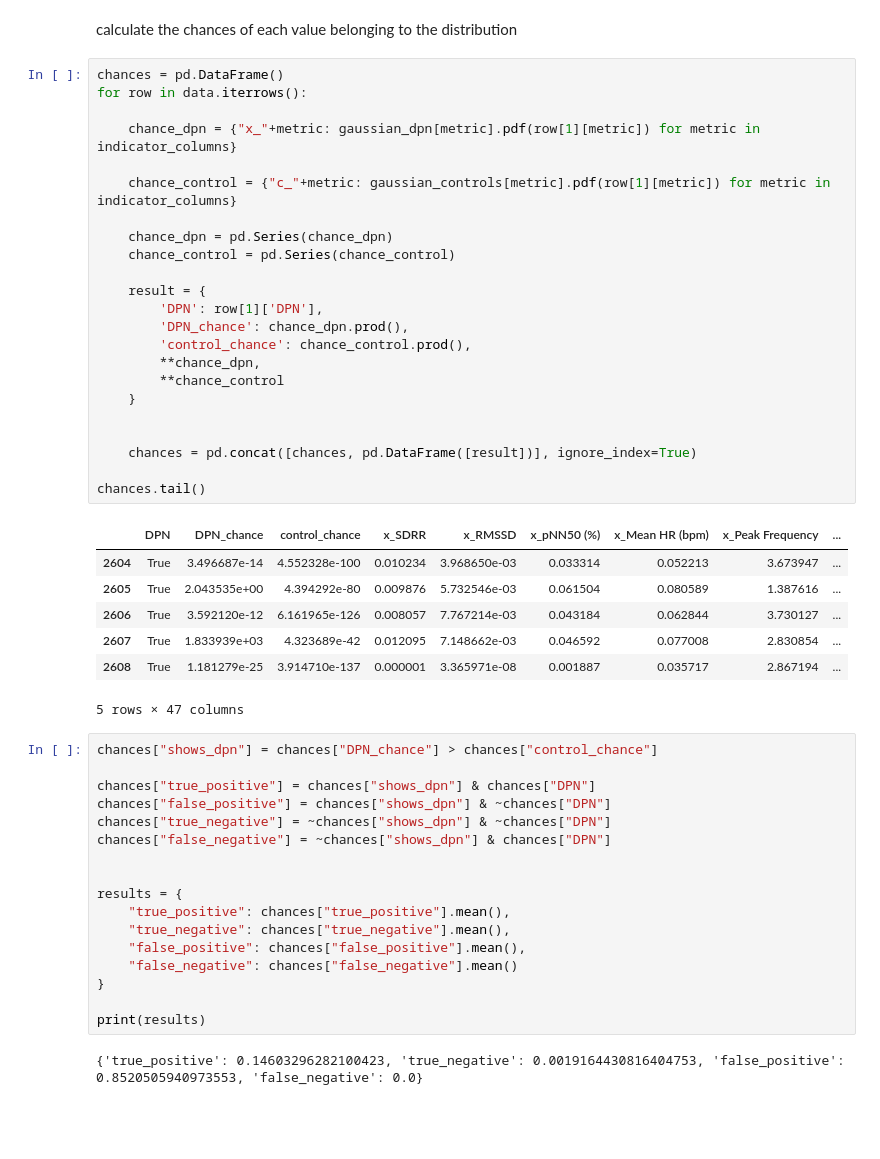
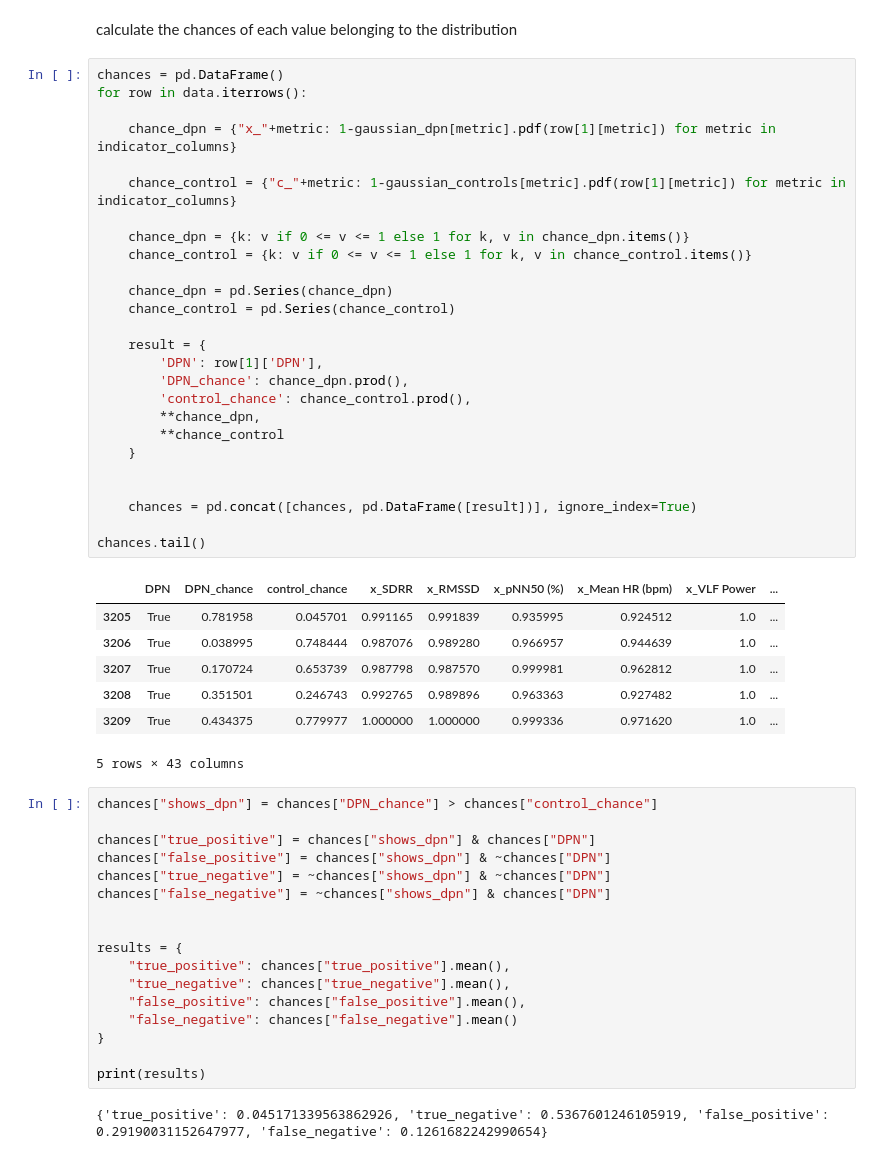
Before and after one commit to ad-aspera/HRV-EDA, a Jupyter notebook: Bayesian_approach.ipynb, the cells around one changed output. Drawn from its saved outputs; the diff is of its cells as text; blank space fills up the shorter version.

```diff
--- a/Bayesian_approach.ipynb
+++ b/Bayesian_approach.ipynb
@@ -178,34 +180,37 @@ calculate the chances of each value belonging to the distribution
 # %%
 chances = pd.DataFrame()
 for row in data.iterrows():
 
-    chance_dpn = {"x_"+metric: gaussian_dpn[metric].pdf(row[1][metric]) for metric in indicator_columns}
+    chance_dpn = {"x_"+metric: 1-gaussian_dpn[metric].pdf(row[1][metric]) for metric in indicator_columns}
 
-    chance_control = {"c_"+metric: gaussian_controls[metric].pdf(row[1][metric]) for metric in indicator_columns}
+    chance_control = {"c_"+metric: 1-gaussian_controls[metric].pdf(row[1][metric]) for metric in indicator_columns}
+
+    chance_dpn = {k: v if 0 <= v <= 1 else 1 for k, v in chance_dpn.items()}
+    chance_control = {k: v if 0 <= v <= 1 else 1 for k, v in chance_control.items()}
 
     chance_dpn = pd.Series(chance_dpn)
     chance_control = pd.Series(chance_control)
 
     result = {
         'DPN': row[1]['DPN'],
         'DPN_chance': chance_dpn.prod(),
         'control_chance': chance_control.prod(),
         **chance_dpn,
         **chance_control
     }
 
 
     chances = pd.concat([chances, pd.DataFrame([result])], ignore_index=True)
 
 chances.tail()
 # %% [output]
-|  | DPN | DPN_chance | control_chance | x_SDRR | x_RMSSD | x_pNN50 (%) | x_Mean HR (bpm) | x_Peak Frequency | ... |
-| 2604 | True | 3.496687e-14 | 4.552328e-100 | 0.010234 | 3.968650e-03 | 0.033314 | 0.052213 | 3.673947 | ... |
-| 2605 | True | 2.043535e+00 | 4.394292e-80 | 0.009876 | 5.732546e-03 | 0.061504 | 0.080589 | 1.387616 | ... |
-| 2606 | True | 3.592120e-12 | 6.161965e-126 | 0.008057 | 7.767214e-03 | 0.043184 | 0.062844 | 3.730127 | ... |
-| 2607 | True | 1.833939e+03 | 4.323689e-42 | 0.012095 | 7.148662e-03 | 0.046592 | 0.077008 | 2.830854 | ... |
-| 2608 | True | 1.181279e-25 | 3.914710e-137 | 0.000001 | 3.365971e-08 | 0.001887 | 0.035717 | 2.867194 | ... |
+|  | DPN | DPN_chance | control_chance | x_SDRR | x_RMSSD | x_pNN50 (%) | x_Mean HR (bpm) | x_VLF Power | ... |
+| 3205 | True | 0.781958 | 0.045701 | 0.991165 | 0.991839 | 0.935995 | 0.924512 | 1.0 | ... |
+| 3206 | True | 0.038995 | 0.748444 | 0.987076 | 0.989280 | 0.966957 | 0.944639 | 1.0 | ... |
+| 3207 | True | 0.170724 | 0.653739 | 0.987798 | 0.987570 | 0.999981 | 0.962812 | 1.0 | ... |
+| 3208 | True | 0.351501 | 0.246743 | 0.992765 | 0.989896 | 0.963363 | 0.927482 | 1.0 | ... |
+| 3209 | True | 0.434375 | 0.779977 | 1.000000 | 1.000000 | 0.999336 | 0.971620 | 1.0 | ... |
-5 rows × 47 columns
+5 rows × 43 columns
 # %%
 chances["shows_dpn"] = chances["DPN_chance"] > chances["control_chance"]
 
@@ -224,7 +229,7 @@ results = {
 
 print(results)
 # %% [output]
-{'true_positive': 0.14603296282100423, 'true_negative': 0.0019164430816404753, 'false_positive': 0.8520505940973553, 'false_negative': 0.0}
+{'true_positive': 0.045171339563862926, 'true_negative': 0.5367601246105919, 'false_positive': 0.29190031152647977, 'false_negative': 0.1261682242990654}
 # %%
 for metric in indicator_columns:
     chances[f"x_higher_{metric}"] = chances[f"x_{metric}"] > chances[f"c_{metric}"]
```
Also changed, not shown: parts of 9 cells of this notebook, 2 other files.
